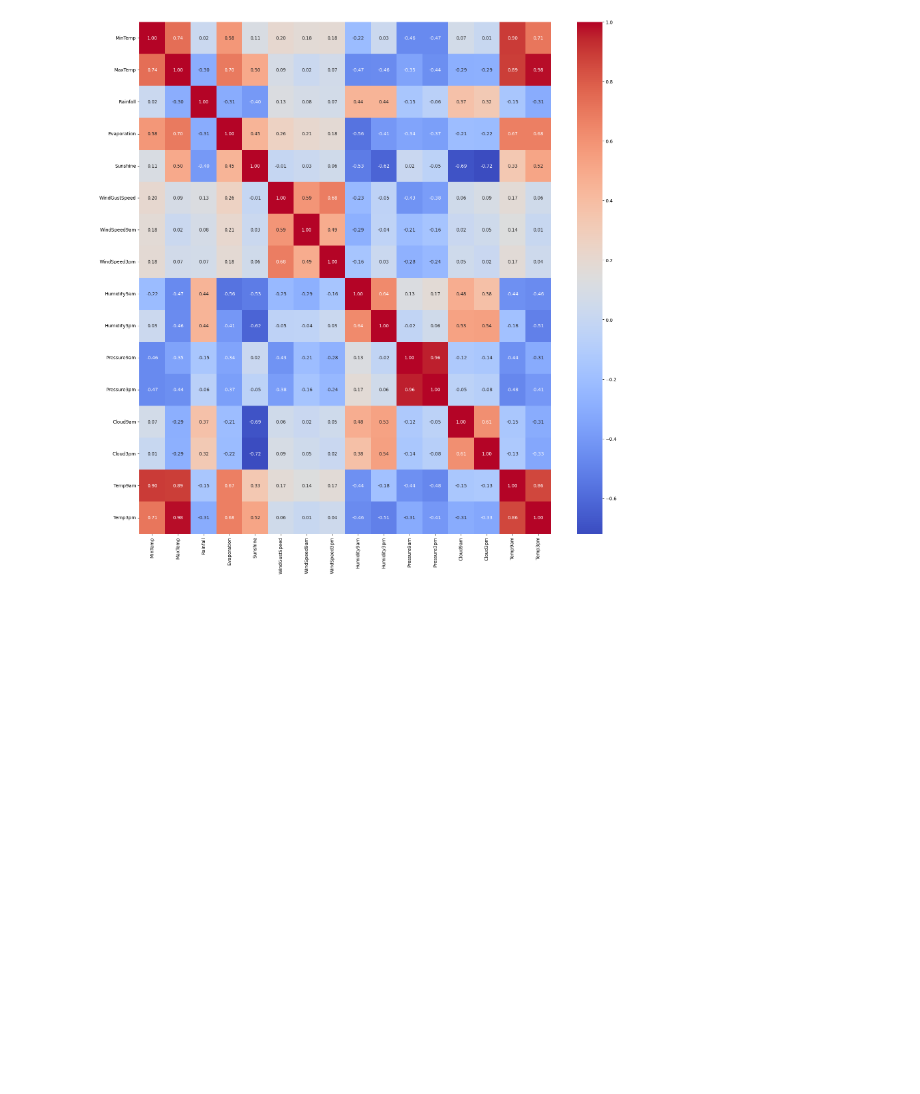
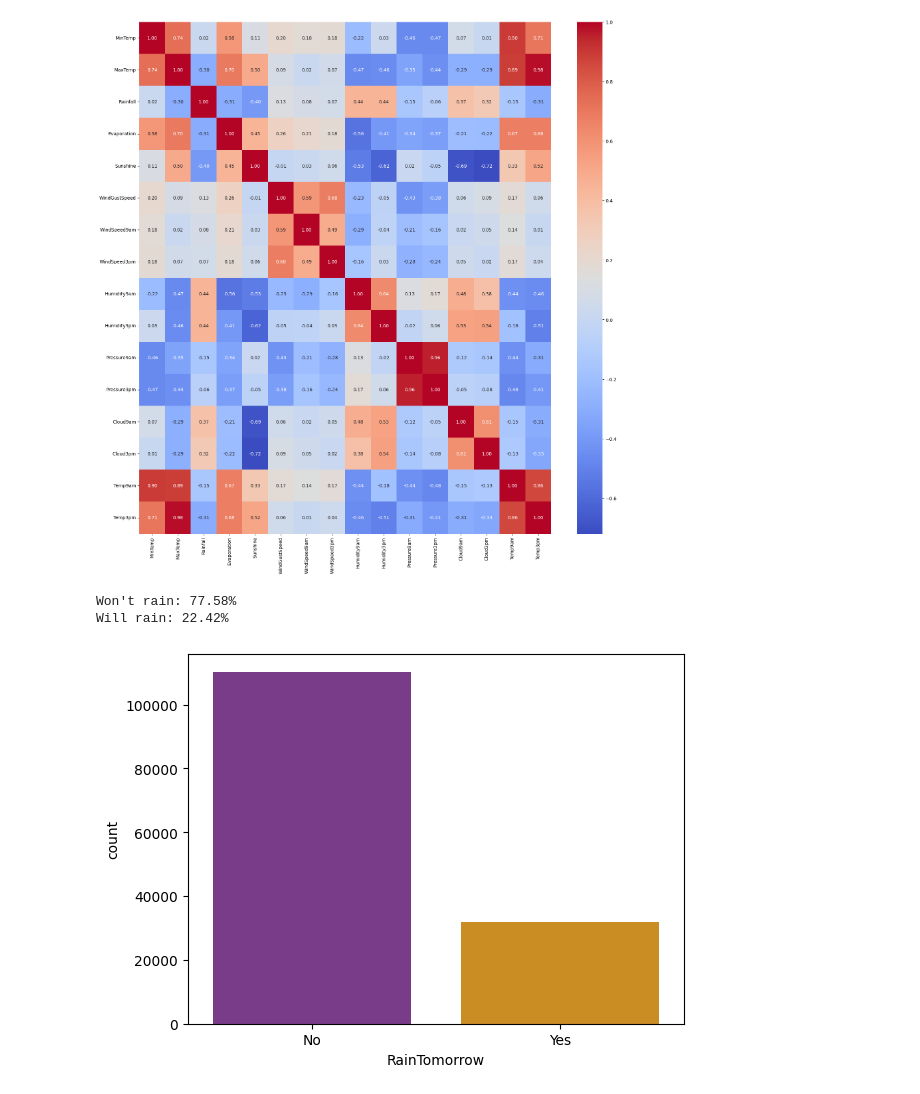
Before and after one commit to abhilashasrivastava/Deep-Learning, a Jupyter notebook: Rain_Prediction.ipynb, the cells around one changed output. Drawn from its saved outputs; the diff is of its cells as text; code cells hidden in the pictures; blank space fills up the shorter version.

```diff
--- a/Rain_Prediction.ipynb
+++ b/Rain_Prediction.ipynb
@@ -360,0 +359,9 @@ plt.show()
+# %%
+sns.countplot(x='RainTomorrow', data=df, palette='CMRmap')
+class_percent = df['RainTomorrow'].value_counts(normalize=True) * 100
+print("Won't rain: {:.2f}%".format(class_percent[0]))
+print("Will rain: {:.2f}%".format(class_percent[1]))
+# %% [output]
+Won't rain: 77.58%
+Will rain: 22.42%
+[figure, added]
```
Also changed, not shown: parts of 1 cell of this notebook.
